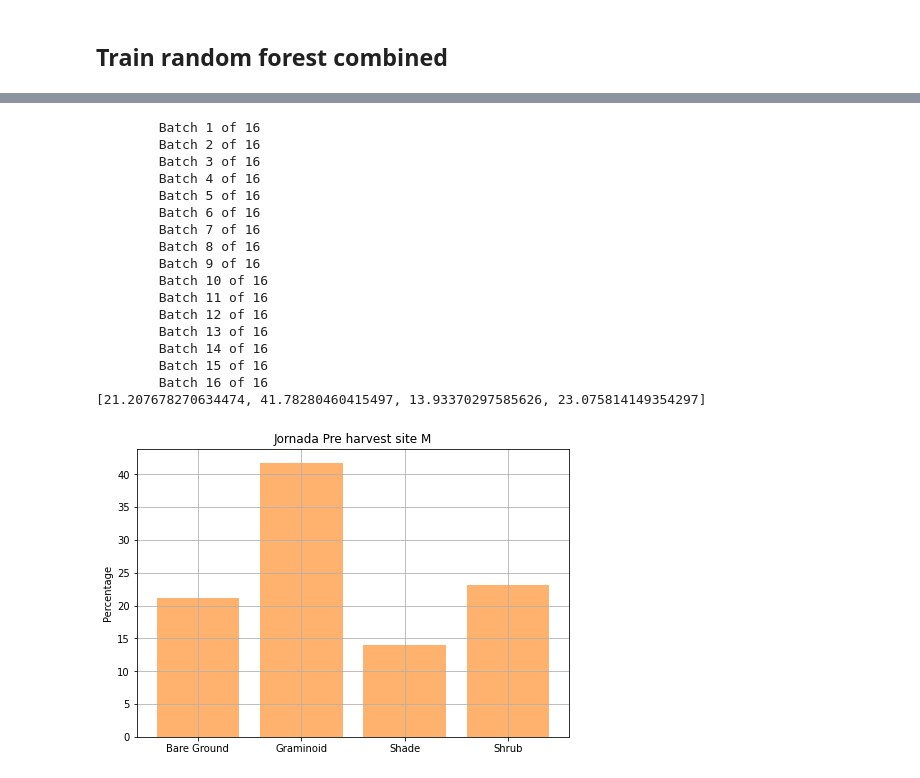
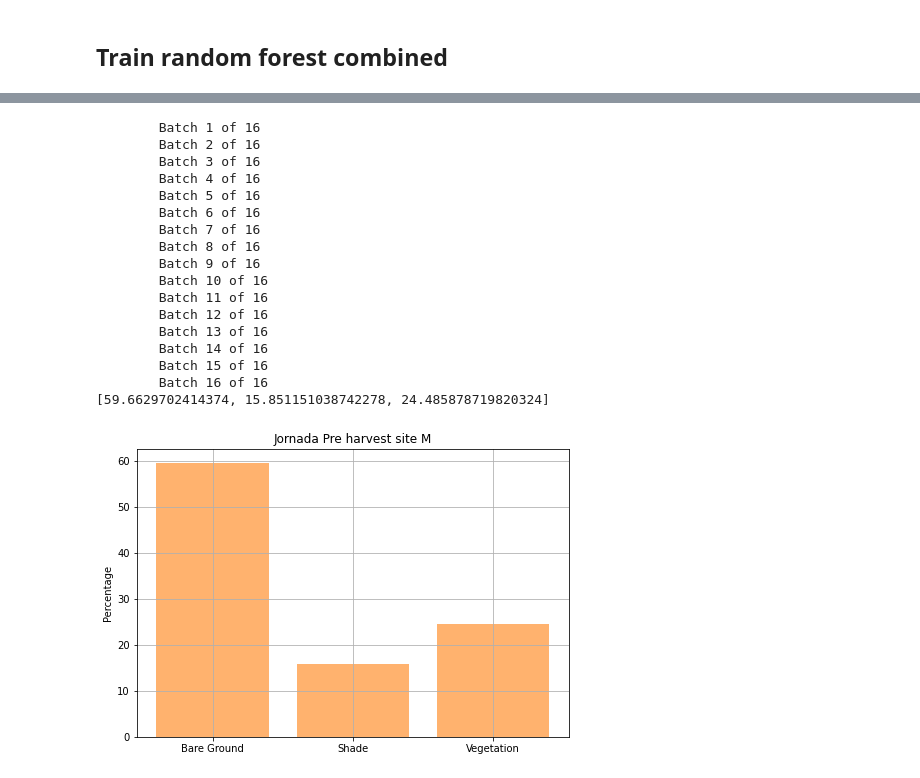
Before and after one commit to Aryal007/ml_satellite_image_segmentation, a Jupyter notebook: example_jornada_airborne.ipynb, the cells around one changed output, grey strips where cells are left out. Saved outputs shown, nothing was run; the diff lists cells and outputs as text; code cells hidden in the pictures.

```diff
--- a/example_jornada_airborne.ipynb
+++ b/example_jornada_airborne.ipynb
@@ -35,8 +38,8 @@ c_pre_data.view_mask(c_pre_mask)
 # %%
-m_pre_data = Data(m_pre_tiff_filename, m_pre_shp_filename, classes = ['Graminoid', 'Bare Ground', 'Shade', 'Shrub'])
+m_pre_data = Data(m_pre_tiff_filename, m_pre_shp_filename, classes = classes)
 m_pre_tiff = m_pre_data.read_tiff()
 m_pre_mask = m_pre_data.get_mask(column="Classname", drop="Other")
-m_pre_X, m_pre_y = m_pre_data.get_Xy(m_pre_tiff, m_pre_mask, n_sample = 500000, save=False)
+m_pre_X, m_pre_y = m_pre_data.get_Xy(m_pre_tiff, m_pre_mask, n_sample = n_sample, save=False)
 m_pre_data.view_tiff(m_pre_tiff, channel=1)
 m_pre_data.view_mask(m_pre_mask)
 # %% [output]
@@ -74,10 +77,10 @@ p_post_shp_filename = "./Sergio/Labels/JOR_P_Post.shp"
 t_post_tiff_filename = "./Sergio/Images/JOR_T_Post.tif"
 t_post_shp_filename = "./Sergio/Labels/JOR_T_Post.shp"
 # %%
-c_post_data = Data(c_post_tiff_filename, c_post_shp_filename, classes = ['Graminoid', 'Bare Ground', 'Shade', 'Shrub'])
+c_post_data = Data(c_post_tiff_filename, c_post_shp_filename, classes = classes)
 c_post_tiff = c_post_data.read_tiff()
 c_post_mask = c_post_data.get_mask(column="Classname", drop="Other")
-c_post_X, c_post_y = c_post_data.get_Xy(c_post_tiff, c_post_mask, n_sample = 500000, save=False)
+c_post_X, c_post_y = c_post_data.get_Xy(c_post_tiff, c_post_mask, n_sample = n_sample, save=False)
 c_post_data.view_tiff(c_post_tiff, channel=1)
 c_post_data.view_mask(c_post_mask)
 # %% [output]
@@ -483,7 +486,7 @@ image_np = c_pre_tiff.read()[[2,3,4],:,:].transpose(1,2,0)
 image_np[image_np == -32767] = np.nan
 _values = Counter(list(c_pre_all_prediction[np.invert(np.isnan(np.mean(image_np, axis=2)))]))
 _total = sum(_values.values())
-_classes = sorted(['Graminoid', 'Bare Ground', 'Shade', 'Shrub'])
+_classes = sorted(classes)
 fig = plt.figure()
 ax = fig.add_axes([0,0,1,1])
 ax.set_title('Jornada Pre harvest site C')
@@ -522,7 +525,7 @@ image_np = c_post_tiff.read()[[2,3,4],:,:].transpose(1,2,0)
 image_np[image_np == -32767] = np.nan
 _values = Counter(list(c_post_all_prediction[np.invert(np.isnan(np.mean(image_np, axis=2)))]))
 _total = sum(_values.values())
-_classes = sorted(['Graminoid', 'Bare Ground', 'Shade', 'Shrub'])
+_classes = sorted(classes)
 fig = plt.figure()
 ax = fig.add_axes([0,0,1,1])
 ax.set_title('Jornada Post harvest site C')
@@ -561,38 +564,38 @@ image_np = m_pre_tiff.read()[[2,3,4],:,:].transpose(1,2,0)
 image_np[image_np == -32767] = np.nan
 _values = Counter(list(m_pre_all_prediction[np.invert(np.isnan(np.mean(image_np, axis=2)))]))
 _total = sum(_values.values())
-_classes = sorted(['Graminoid', 'Bare Ground', 'Shade', 'Shrub'])
+_classes = sorted(classes)
 fig = plt.figure()
 ax = fig.add_axes([0,0,1,1])
 ax.set_title('Jornada Pre harvest site M')
 ax.set_ylabel('Percentage')
 x,y = [], []
 for key in sorted(dict(_values)):
     x.append(_classes[key-1])
     y.append(_values[key]/_total*100)
 ax.bar(x,y,color="tab:orange", alpha=0.6)
 ax.grid()
 print(y)
 plt.show()
 # %% [output]
         Batch 1 of 16
         Batch 2 of 16
         Batch 3 of 16
         Batch 4 of 16
         Batch 5 of 16
         Batch 6 of 16
         Batch 7 of 16
         Batch 8 of 16
         Batch 9 of 16
         Batch 10 of 16
         Batch 11 of 16
         Batch 12 of 16
         Batch 13 of 16
         Batch 14 of 16
         Batch 15 of 16
         Batch 16 of 16
-[21.207678270634474, 41.78280460415497, 13.93370297585626, 23.075814149354297]
+[59.6629702414374, 15.851151038742278, 24.485878719820324]
-[figure, old version]
+[figure, new version]
 # %%
 m_post_all_prediction = m_post_classifier.get_labels(m_post_tiff,"/estimator.sav")
 m_post_data.convert_to_tiff(m_post_tiff, m_post_all_prediction, filename="m_post_all.tif")
```
Also changed, not shown: parts of 27 cells of this notebook, 2 other files.
